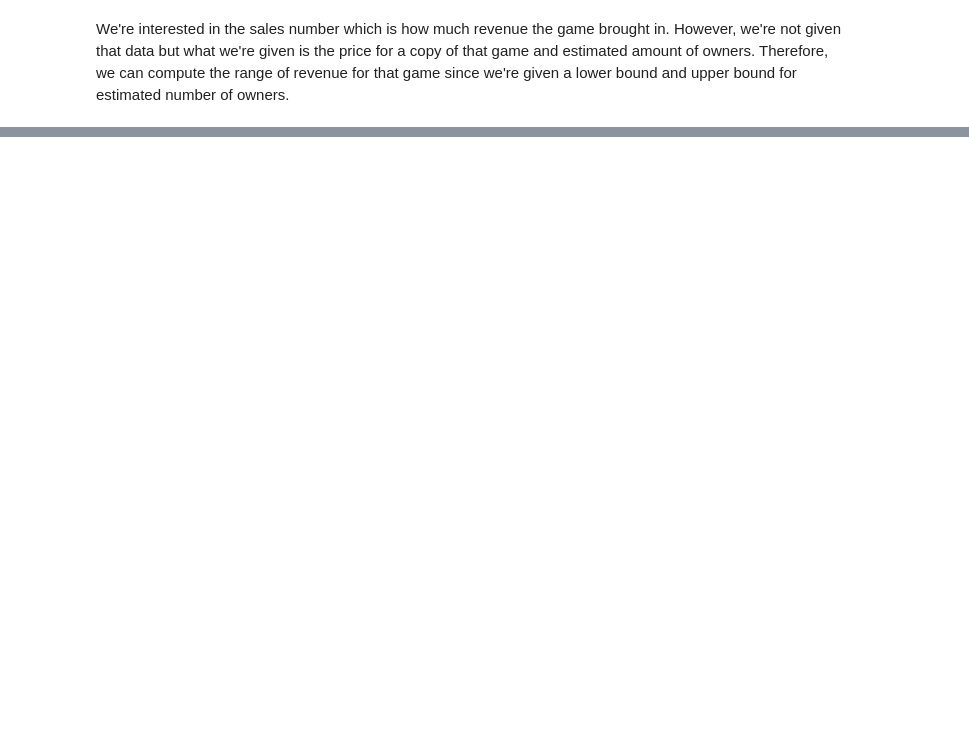
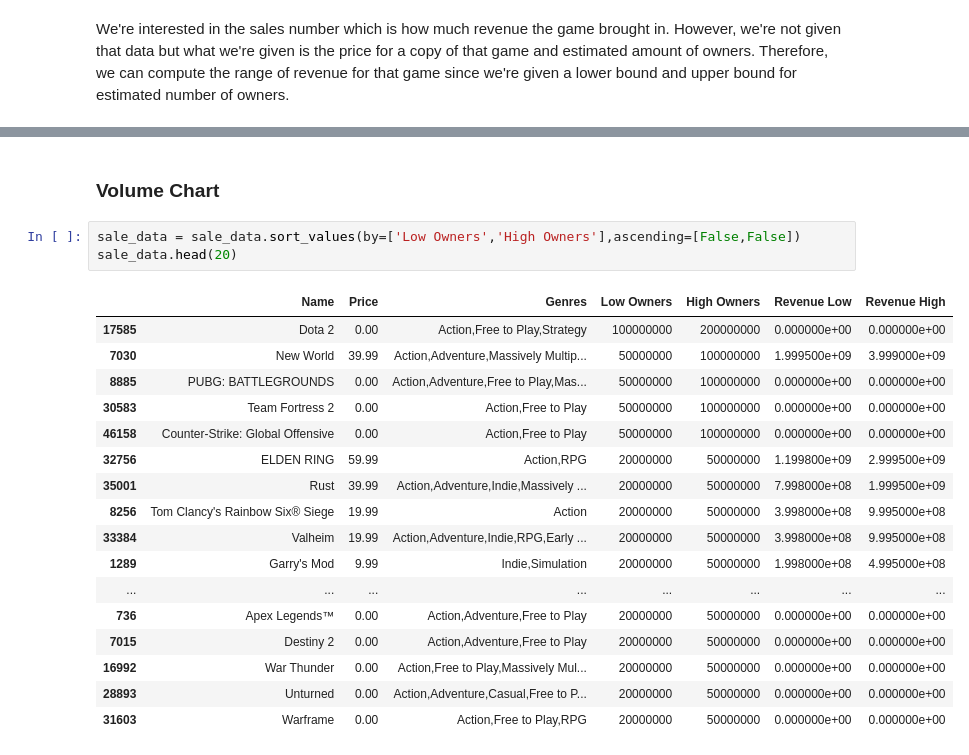
Before and after one commit to lxkedinh/cs-4650-capstone-project, a Jupyter notebook: Steam_Highest_Sellling_Game_Analysis.ipynb, the cells around one changed output, grey strips where cells are left out. Cells and saved outputs as stored; diff of their text form; blank space fills up the shorter version.

```diff
--- a/Steam_Highest_Sellling_Game_Analysis.ipynb
+++ b/Steam_Highest_Sellling_Game_Analysis.ipynb
@@ -58,0 +112,23 @@ ValueError: cannot set a row with mismatched columns
+# %% [markdown]
+### Volume Chart
+# %%
+sale_data = sale_data.sort_values(by=['Low Owners','High Owners'],ascending=[False,False])
+sale_data.head(20)
+# %% [output]
+|  | Name | Price | Genres | Low Owners | High Owners | Revenue Low | Revenue High |
+| 17585 | Dota 2 | 0.00 | Action,Free to Play,Strategy | 100000000 | 200000000 | 0.000000e+00 | 0.000000e+00 |
+| 7030 | New World | 39.99 | Action,Adventure,Massively Multip... | 50000000 | 100000000 | 1.999500e+09 | 3.999000e+09 |
+| 8885 | PUBG: BATTLEGROUNDS | 0.00 | Action,Adventure,Free to Play,Mas... | 50000000 | 100000000 | 0.000000e+00 | 0.000000e+00 |
+| 30583 | Team Fortress 2 | 0.00 | Action,Free to Play | 50000000 | 100000000 | 0.000000e+00 | 0.000000e+00 |
+| 46158 | Counter-Strike: Global Offensive | 0.00 | Action,Free to Play | 50000000 | 100000000 | 0.000000e+00 | 0.000000e+00 |
+| 32756 | ELDEN RING | 59.99 | Action,RPG | 20000000 | 50000000 | 1.199800e+09 | 2.999500e+09 |
+| 35001 | Rust | 39.99 | Action,Adventure,Indie,Massively ... | 20000000 | 50000000 | 7.998000e+08 | 1.999500e+09 |
+| 8256 | Tom Clancy's Rainbow Six® Siege | 19.99 | Action | 20000000 | 50000000 | 3.998000e+08 | 9.995000e+08 |
+| 33384 | Valheim | 19.99 | Action,Adventure,Indie,RPG,Early ... | 20000000 | 50000000 | 3.998000e+08 | 9.995000e+08 |
+| 1289 | Garry's Mod | 9.99 | Indie,Simulation | 20000000 | 50000000 | 1.998000e+08 | 4.995000e+08 |
+| ... | ... | ... | ... | ... | ... | ... | ... |
+| 736 | Apex Legends™ | 0.00 | Action,Adventure,Free to Play | 20000000 | 50000000 | 0.000000e+00 | 0.000000e+00 |
+| 7015 | Destiny 2 | 0.00 | Action,Adventure,Free to Play | 20000000 | 50000000 | 0.000000e+00 | 0.000000e+00 |
+| 16992 | War Thunder | 0.00 | Action,Free to Play,Massively Mul... | 20000000 | 50000000 | 0.000000e+00 | 0.000000e+00 |
+| 28893 | Unturned | 0.00 | Action,Adventure,Casual,Free to P... | 20000000 | 50000000 | 0.000000e+00 | 0.000000e+00 |
+| 31603 | Warframe | 0.00 | Action,Free to Play,RPG | 20000000 | 50000000 | 0.000000e+00 | 0.000000e+00 |
```
Also changed, not shown: parts of 9 cells of this notebook.
